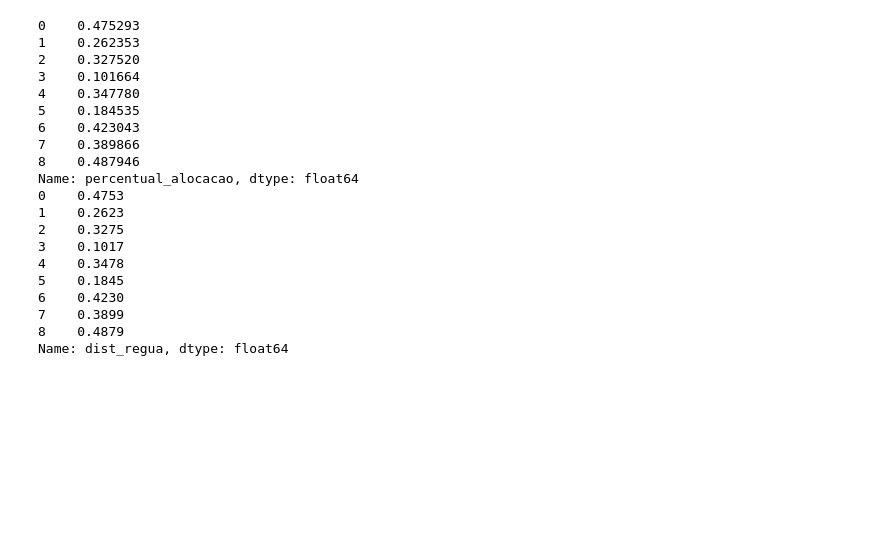
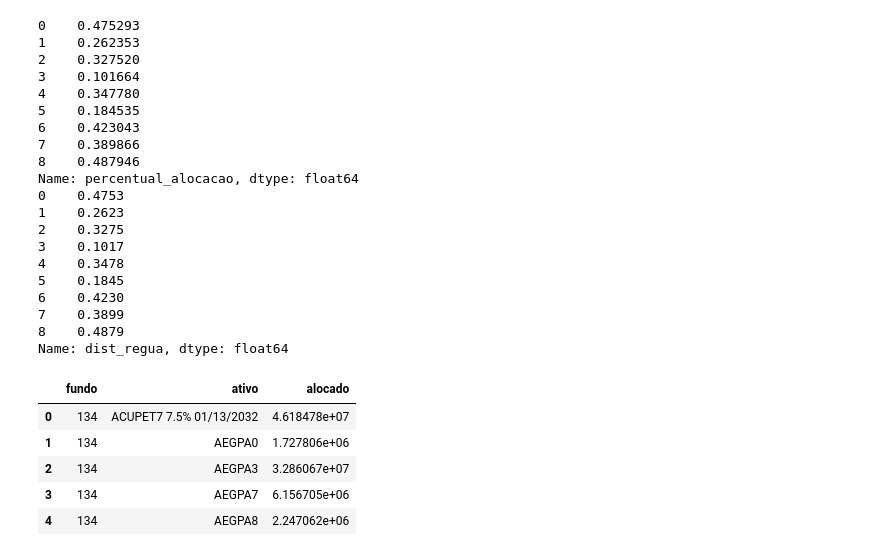
Before and after one commit to caue-paiva/desafio_kinea_2025, a Jupyter notebook: Otimizador/Modelo_v1_JP.ipynb, the cells around one changed output. Drawn from its saved outputs; the diff is of its cells as text; code cells hidden in the pictures; blank space fills up the shorter version.

```diff
--- a/Otimizador/Modelo_v1_JP.ipynb
+++ b/Otimizador/Modelo_v1_JP.ipynb
@@ -266,3 +218,13 @@ Name: percentual_alocacao, dtype: float64
 7    0.3899
 8    0.4879
 Name: dist_regua, dtype: float64
+# %%
+teste = extrair_informacoes()
+teste.head()
+# %% [output]
+|  | fundo | ativo | alocado |
+| 0 | 134 | ACUPET7 7.5% 01/13/2032 | 4.618478e+07 |
+| 1 | 134 | AEGPA0 | 1.727806e+06 |
+| 2 | 134 | AEGPA3 | 3.286067e+07 |
+| 3 | 134 | AEGPA7 | 6.156705e+06 |
+| 4 | 134 | AEGPA8 | 2.247062e+06 |
```
Also changed, not shown: parts of 5 cells of this notebook.
